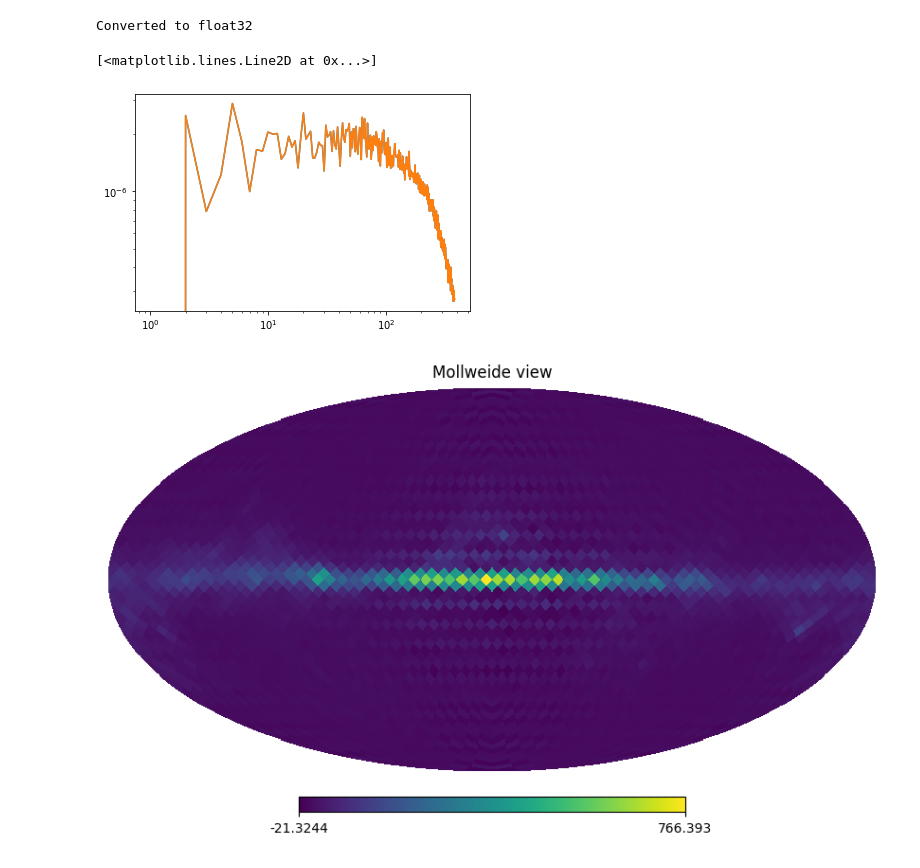
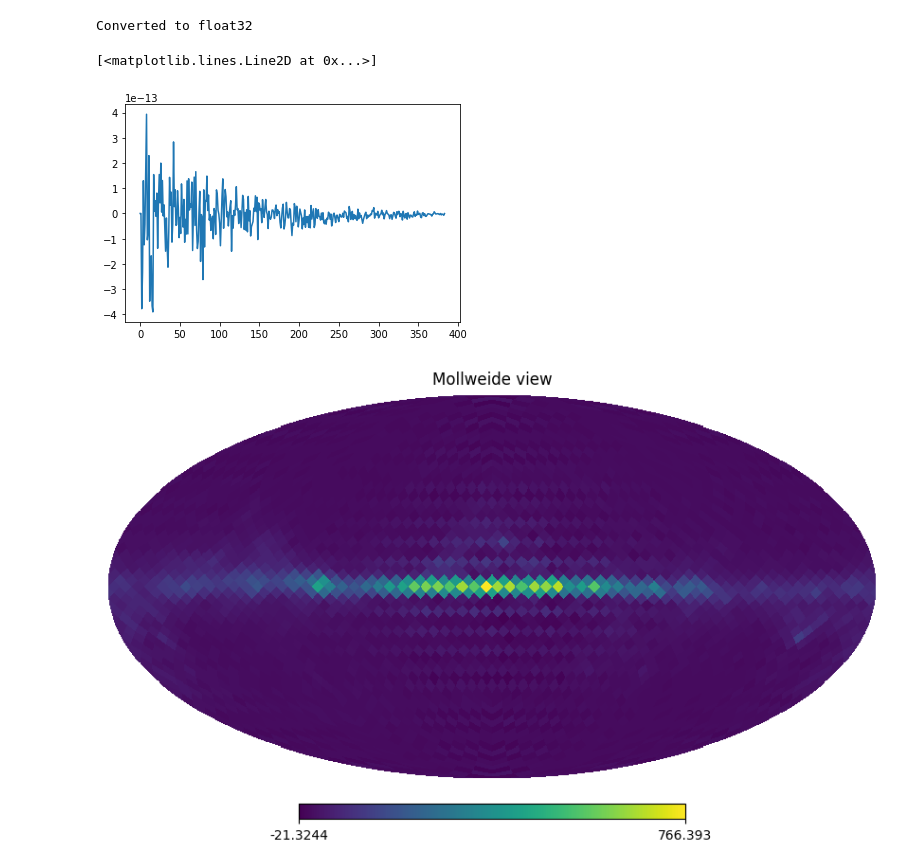
Before and after one commit to litebird/PTEPsims, a Jupyter notebook: notebooks/sims.ipynb, the cells around one changed output. Cells and saved outputs as stored; diff of their text form; code cells hidden in the pictures.

```diff
--- a/notebooks/sims.ipynb
+++ b/notebooks/sims.ipynb
@@ -16,6 +13,6 @@ The autoreload extension is already loaded. To reload it, use:
 # %%
 s_64 = Sims('../ptep_mbs/configs/config_PTEP_20200915_compsep.py')
-s_32 = Sims('../ptep_mbs/configs/config_PTEP_20200915_compsep_test.py')
+s_32 = Sims('../ptep_mbs/configs/config_PTEP_20200915_compsepv2.py')
 # %% [output]
 WARNING: setting save_coadd=False
 WARNING: No CMB power spectrum defined, using the default one
@@ -37,12 +34,11 @@ for d_32,d_64 in tzip(cmb_32, cmb_64):
     b_64.append(hp.alm2cl(hp.map2alm(d_64)[-1]))
 b_32 = np.array(b_32)
 b_64 = np.array(b_64)
-# %%
-plt.loglog(b_32.mean(0),label='32')
-plt.loglog(b_64.mean(0),label='64')
-# %% [output]
-[<matplotlib.lines.Line2D at 0x...>]
-[figure, removed]
+# %%
+plt.plot(b_64.mean(0)-b_32.mean(0))
+# %% [output]
+[<matplotlib.lines.Line2D at 0x...>]
+[figure, added]
 # %%
 hp.mollview(fg[2][0])
 # %% [output]
```
Also changed, not shown: parts of 1 cell of this notebook, 3 other files.
